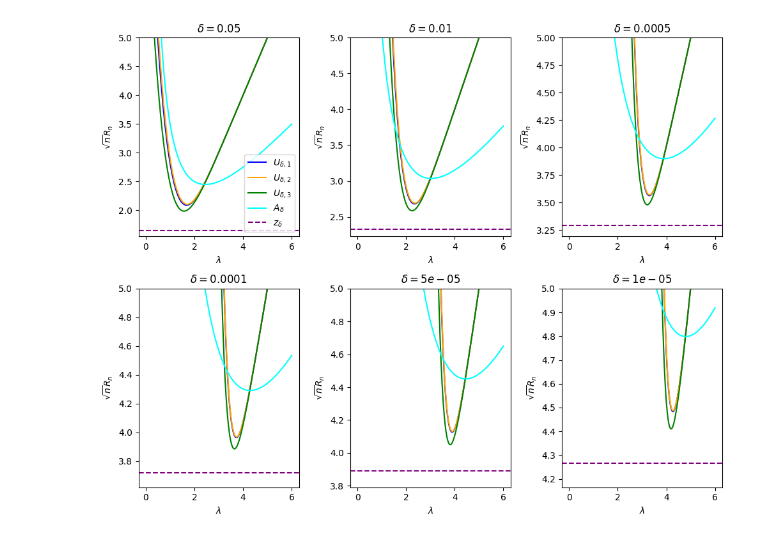
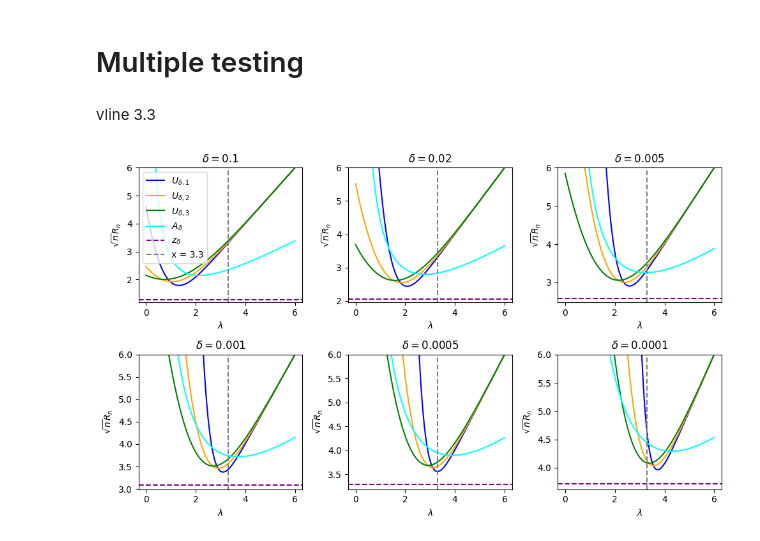
Before and after one commit to DMartinezT/bentkus_evalues, a Jupyter notebook: bentkus_evariable.ipynb, the cells around one changed output. Saved outputs shown, nothing was run; the diff lists cells and outputs as text; code cells hidden in the pictures.

```diff
--- a/bentkus_evariable.ipynb
+++ b/bentkus_evariable.ipynb
@@ -22,15 +22,28 @@ def v2(x):
 def v3(x):
     return (2*M(x) - 2*x)/(x**2 + 1 - x*M(x))
 
+def vartheta_v1(h):
+    x = v1(h)
+    return G(h) / G(x)
+
+def vartheta_v2(h):
+    x = v2(h)
+    return (phi(h) - h*G(h)) / ((x-h)*G(x))
+
+def vartheta_v3(h):
+    x = v3(h)
+    return ((1 + h**2)*G(h) - h*phi(h)) / ((x-h)**2*G(x))
+
+
 
 def f1(x, delta, c = np.e):
-    return x + (v1(x) - x)*G(v1(x))*(c/delta)
+    return x + (v1(x) - x)*G(v1(x))*(vartheta_v1(x)/delta)
 
 def f2(x, delta, c = np.e**2/2):
-    return x + (v2(x) - x)*G(v2(x))*(c/delta)
+    return x + (v2(x) - x)*(G(v2(x))*(vartheta_v2(x)/delta))**(1/2)
 
 def f3(x, delta, c = 2*np.e**3/9):
-    return x + (v3(x) - x)*G(v3(x))*(c/delta)
+    return x + (v3(x) - x)*(G(v3(x))*(vartheta_v3(x)/delta))**(1/3)
 
 def A(x, delta):
     return (np.log(1/delta) + x**2 / 2)/x
@@ -43,44 +201,53 @@ def g(delta):
+# %% [markdown]
+# Multiple testing
+# %% [markdown]
+vline 3.3
 # %%
 import numpy as np
 import matplotlib.pyplot as plt
 
-deltas = [0.05, 0.01, 0.0005, 0.0001, 0.00005, 0.00001]
+deltas = [0.1, 0.02, 0.005, 0.001, 0.0005, 0.0001]
+fig, axes = plt.subplots(2, 3, figsize=(10, 6))
 
-fig, axes = plt.subplots(2, 3, figsize=(10, 8))
+# deltas = [0.1, 0.05, 0.01]
+# fig, axes = plt.subplots(1, 3, figsize=(10, 6))
+
 axes = axes.flatten()
-
 x = np.linspace(0, 6, 1000)
 epsilon = 10
 
 for ax, delta in zip(axes, deltas):
 
     y = f1(x, delta)
     ax.plot(x, y, label=fr"$U_{{\delta, 1}}$", color='blue')
 
     y = f2(x, delta)
     ax.plot(x, y, label=fr"$U_{{\delta, 2}}$", color='orange')
 
     y = f3(x, delta)
     ax.plot(x, y, label=fr"$U_{{\delta, 3}}$", color='green')
 
     y = A(x, delta)
     ax.plot(x, y, label=fr"$A_{{\delta}}$", color='cyan')
 
     # Optional sub-Gaussian line
     # ax.axhline(f_subg(delta), label="Sub-Gaussian bound", color='red', linestyle='--')
 
     ax.axhline(g(delta), label=fr"$z_{{\delta}}$", color='purple', linestyle='--')
 
+    vline = 3.3
+    ax.axvline(vline, label=fr"x = {vline}", color='gray', linestyle='--')
+
     ax.set_xlabel(r'$\lambda$')
     ax.set_ylabel(r'$\sqrt{n}R_n$')
     ax.set_title(rf"$\delta = {delta}$")
     ax.set_ylim(g(delta)-.1, f_subg(delta)+epsilon)
-    ax.set_ylim(g(delta)-.1, 5)
+    ax.set_ylim(g(delta)-.1, 6)
 
 axes[0].legend()
 
 plt.tight_layout()
-plt.savefig("bounds_plot.png", dpi=300)
+plt.savefig(f"bounds_plot_vline{vline}.png", dpi=300)
 plt.show()
 # %% [output]
-[figure, old version]
+[figure, new version]
```
Also changed, not shown: parts of 13 cells of this notebook.
